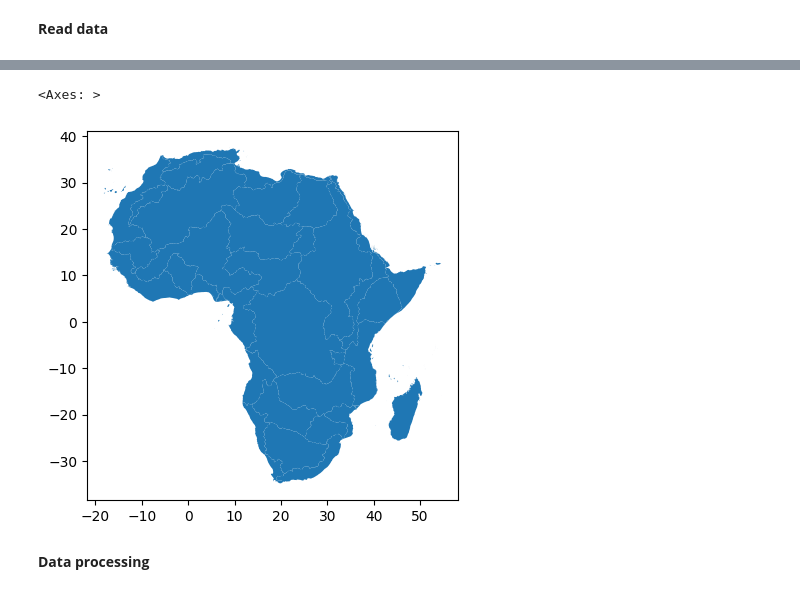
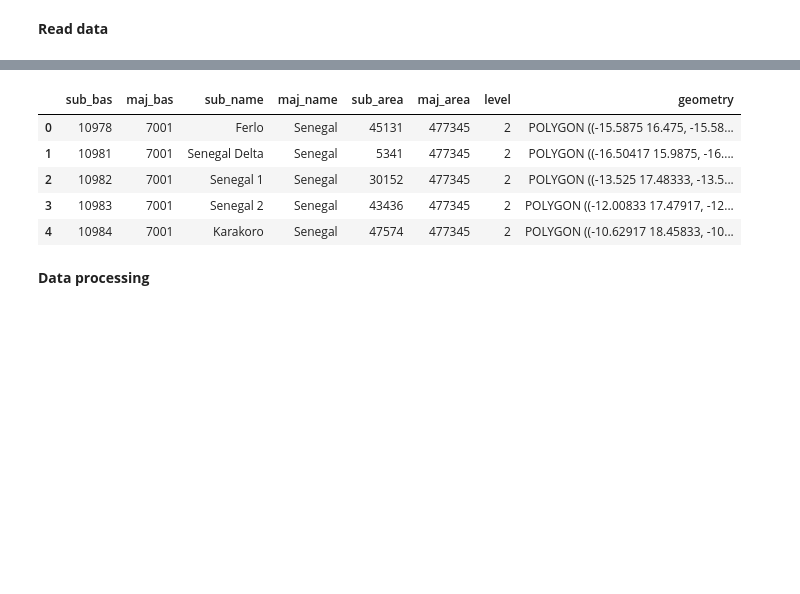
Before and after one commit to wetlands-international/wetlands-atlas, a Jupyter notebook: data-processing/notebooks/01_download_data.ipynb, the cells around one changed output, grey strips where cells are left out. Cells and saved outputs as stored; diff of their text form; code cells hidden in the pictures; blank space fills up the shorter version.

```diff
--- a/data-processing/notebooks/01_download_data.ipynb
+++ b/data-processing/notebooks/01_download_data.ipynb
@@ -126,7 +129,19 @@ gdf.head()
-# %%
-gdf.plot()
-# %% [output]
-<Axes: >
-[figure, removed]
+# %%
+gdf = gpd.read_file("../data/raw/hydrobasins_africa/hydrobasins_africa.shp")
+gdf.sort_values(by="MAJ_NAME", ascending=True, inplace=True)
+gdf.columns = gdf.columns.str.lower()
+gdf.drop(columns=["to_bas", "legend"], inplace=True)
+gdf_sub_bas = gdf.dissolve(by="sub_bas", as_index=False)
+gdf_sub_bas["level"] = 2
+cols = [c for c in gdf_sub_bas.columns if c != "geometry"] + ["geometry"]
+gdf_sub_bas = gdf_sub_bas[cols]
+gdf_sub_bas.head()
+# %% [output]
+|  | sub_bas | maj_bas | sub_name | maj_name | sub_area | maj_area | level | geometry |
+| 0 | 10978 | 7001 | Ferlo | Senegal | 45131 | 477345 | 2 | POLYGON ((-15.5875 16.475, -15.58... |
+| 1 | 10981 | 7001 | Senegal Delta | Senegal | 5341 | 477345 | 2 | POLYGON ((-16.50417 15.9875, -16.... |
+| 2 | 10982 | 7001 | Senegal 1 | Senegal | 30152 | 477345 | 2 | POLYGON ((-13.525 17.48333, -13.5... |
+| 3 | 10983 | 7001 | Senegal 2 | Senegal | 43436 | 477345 | 2 | POLYGON ((-12.00833 17.47917, -12... |
+| 4 | 10984 | 7001 | Karakoro | Senegal | 47574 | 477345 | 2 | POLYGON ((-10.62917 18.45833, -10... |
 # %% [markdown]
 **Data processing**
```
Also changed, not shown: parts of 17 cells of this notebook.
